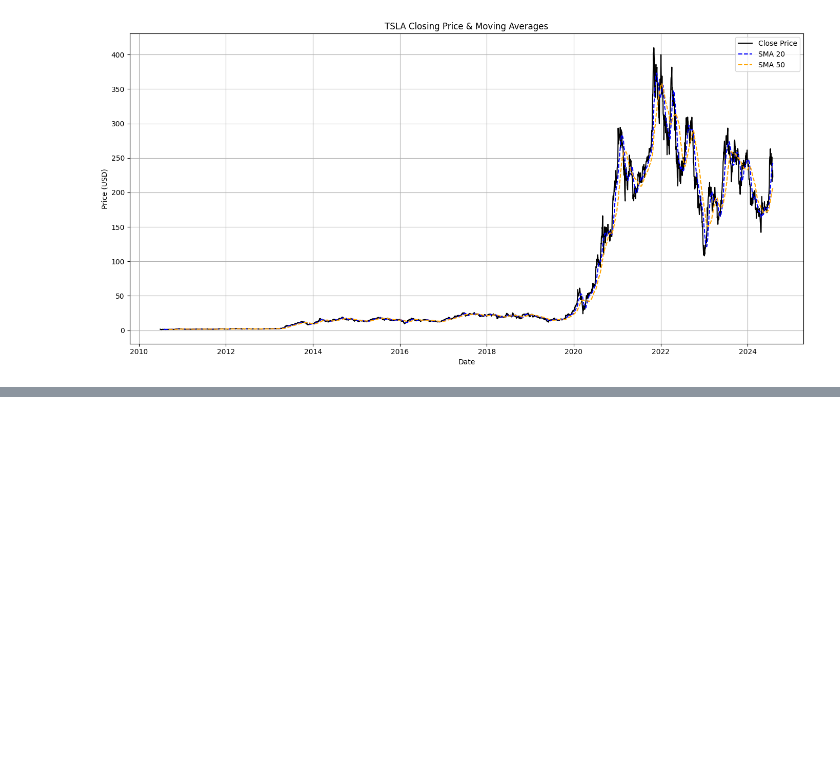
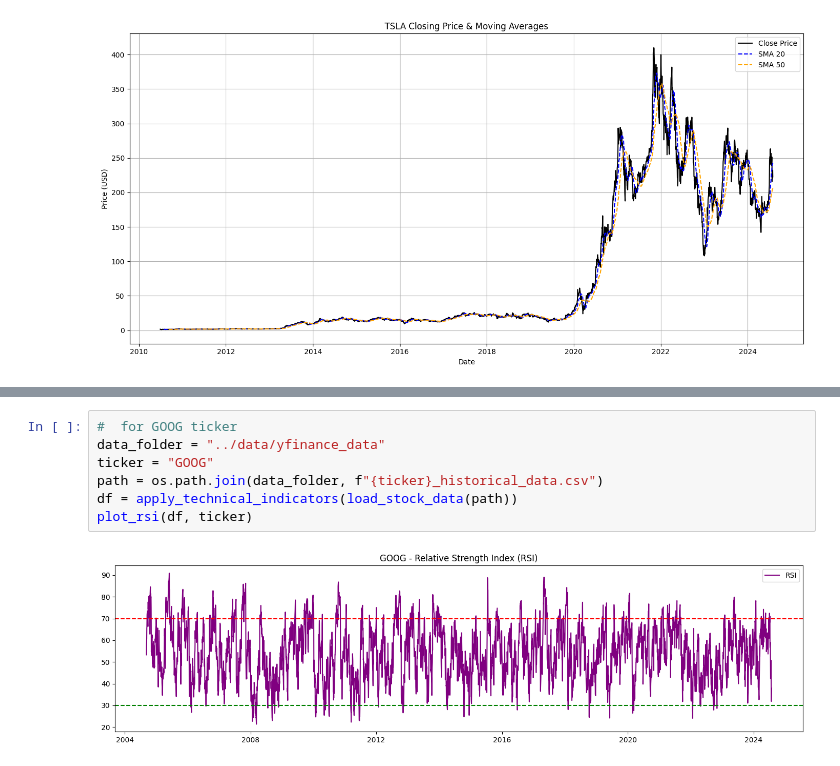
Before and after one commit to tess61/financial-news-sentiment, a Jupyter notebook: notebooks/task2_technical_analysis.ipynb, the cells around one changed output, grey strips where cells are left out. Drawn from its saved outputs; the diff is of its cells as text; blank space fills up the shorter version.

```diff
--- a/notebooks/task2_technical_analysis.ipynb
+++ b/notebooks/task2_technical_analysis.ipynb
@@ -25,0 +56,9 @@ for ticker in tickers:
+# %%
+#  for GOOG ticker
+data_folder = "../data/yfinance_data"
+ticker = "GOOG"
+path = os.path.join(data_folder, f"{ticker}_historical_data.csv")
+df = apply_technical_indicators(load_stock_data(path))
+plot_rsi(df, ticker)
+# %% [output]
+[figure, added]
```
Also changed, not shown: parts of 6 cells of this notebook.
